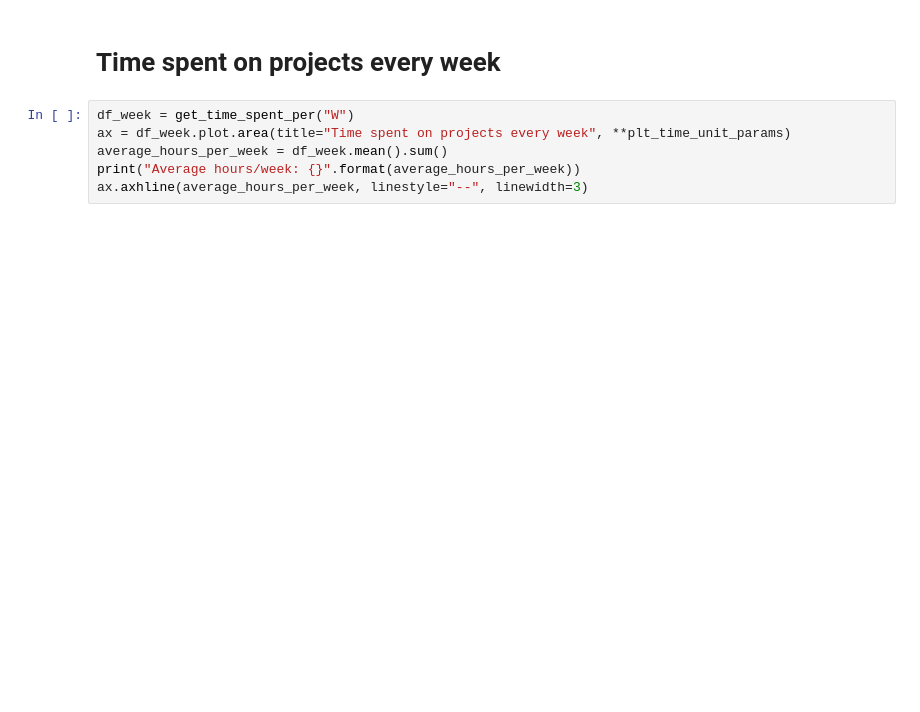
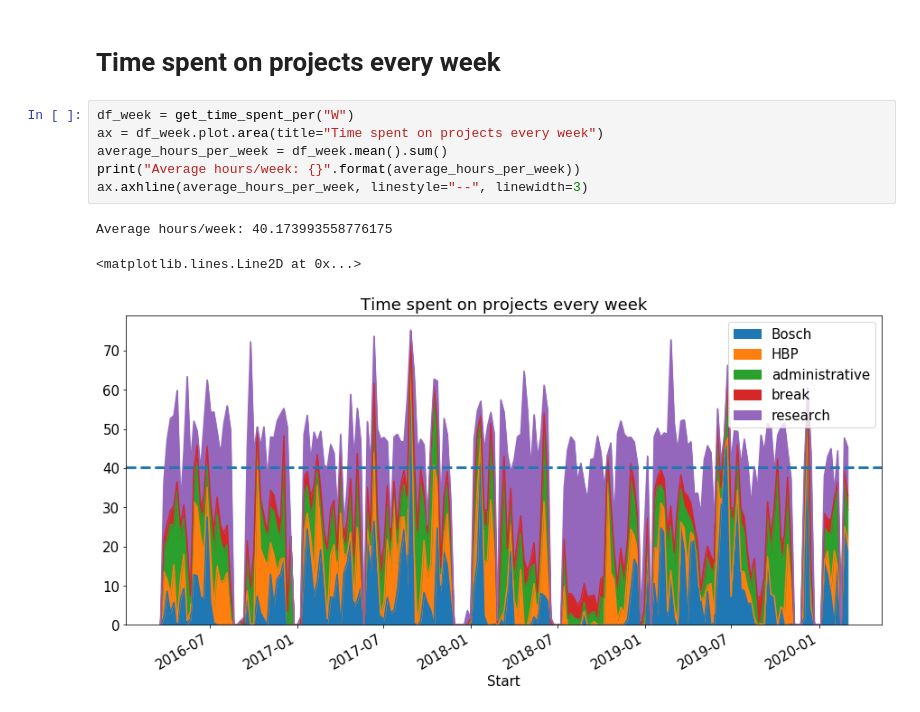
Before and after one commit to jackokaiser/gleeo_time_analysis, a Jupyter notebook: plot_time_tracking.ipynb, the cells around one changed output. Cells and saved outputs as stored; diff of their text form; blank space fills up the shorter version.

```diff
--- a/plot_time_tracking.ipynb
+++ b/plot_time_tracking.ipynb
@@ -71,7 +103,11 @@ ax.axhline(average_hours_per_month, linestyle="--", linewidth=3)
 # Time spent on projects every week
 # %%
 df_week = get_time_spent_per("W")
-ax = df_week.plot.area(title="Time spent on projects every week", **plt_time_unit_params)
+ax = df_week.plot.area(title="Time spent on projects every week")
 average_hours_per_week = df_week.mean().sum()
 print("Average hours/week: {}".format(average_hours_per_week))
 ax.axhline(average_hours_per_week, linestyle="--", linewidth=3)
+# %% [output]
+Average hours/week: 40.173993558776175
+<matplotlib.lines.Line2D at 0x...>
+[figure, added]
```
Also changed, not shown: parts of 12 cells of this notebook, 2 other files.
